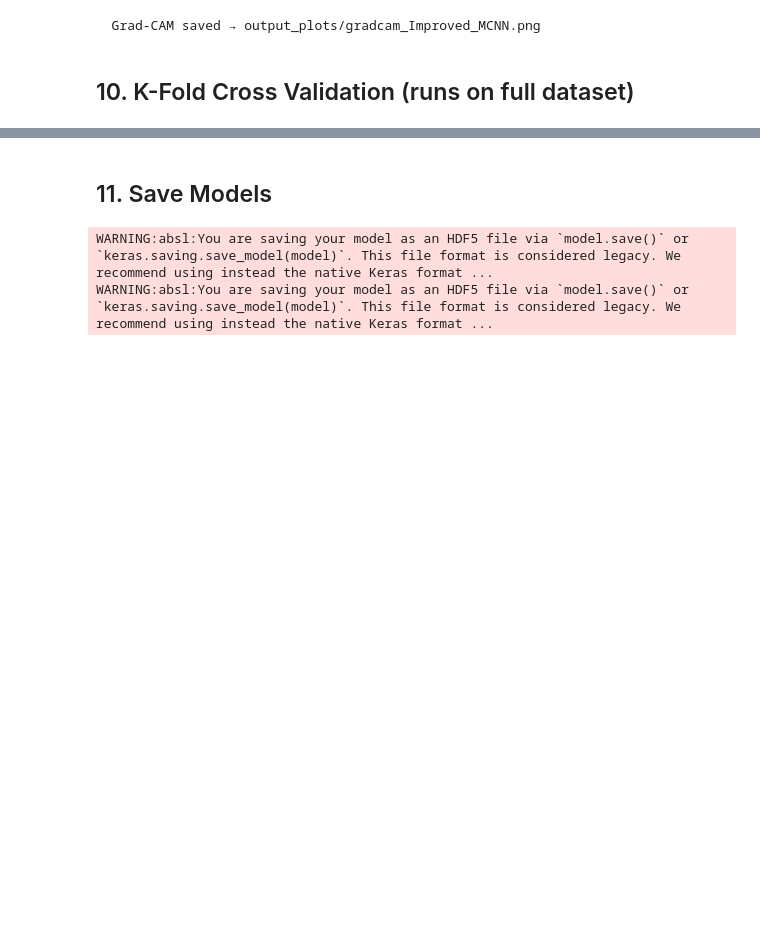
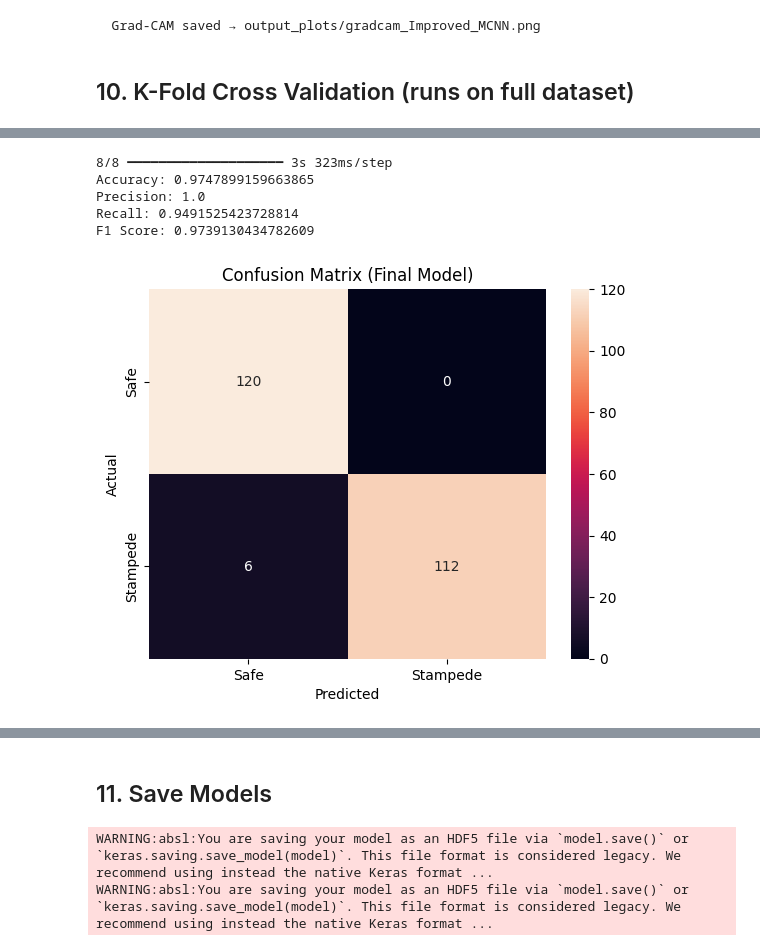
Before and after one commit to prarthanayak/Stampede-prediction, a Jupyter notebook: Stampede_prediction.ipynb, the cells around one changed output, grey strips where cells are left out. Drawn from its saved outputs; the diff is of its cells as text; code cells hidden in the pictures; blank space fills up the shorter version.

Commit message:
Updated model and evaluation metrics

```diff
--- a/Stampede_prediction.ipynb
+++ b/Stampede_prediction.ipynb
@@ -84,7 +84,7 @@ for line in tqdm(lines, desc="Loading images"):
     labels_list.append(int(label))
 
 X = np.array(images_list)[..., np.newaxis]   # (N, H, W, 1)
-y = np.array(labels_list, dtype='float32')
+y = np.array(labels_list, dtype='int32') #earlier it was float32
 
 shuffle_idx = np.random.permutation(len(X))
 X, y = X[shuffle_idx], y[shuffle_idx]
@@ -281,8 +280,8 @@ def evaluate_model(model, X_test, y_test, model_name):
 
     precision, recall, thresholds = precision_recall_curve(y_test, y_prob)
     f1_scores = 2 * (precision * recall) / (precision + recall + 1e-8)
-    best_idx       = np.argmax(f1_scores)
-    best_threshold = float(thresholds[best_idx]) if best_idx < len(thresholds) else 0.5
+    best_idx = np.argmax(f1_scores[:-1])
+    best_threshold = float(thresholds[best_idx])
     print(f"  Best threshold (max F1): {best_threshold:.3f}")
 
     y_pred = (y_prob >= best_threshold).astype(int)
@@ -729 +704,36 @@ y_pred = (y_pred > 0.5).astype(int)
+# %%
+from sklearn.metrics import confusion_matrix, accuracy_score, precision_score, recall_score, f1_score
+import seaborn as sns
+import matplotlib.pyplot as plt
+%matplotlib inline
+
+# correct predictions
+y_prob = best_kfold_model.predict(X_test)
+y_pred = (y_prob > best_threshold).astype(int).ravel()
+y_true = y_test.ravel()
+
+# metrics
+cm = confusion_matrix(y_true, y_pred)
+
+print("Accuracy:", accuracy_score(y_true, y_pred))
+print("Precision:", precision_score(y_true, y_pred))
+print("Recall:", recall_score(y_true, y_pred))
+print("F1 Score:", f1_score(y_true, y_pred))
+
+# heatmap
+plt.figure()
+sns.heatmap(cm, annot=True, fmt='d',
+            xticklabels=['Safe','Stampede'],
+            yticklabels=['Safe','Stampede'])
+plt.xlabel("Predicted")
+plt.ylabel("Actual")
+plt.title("Confusion Matrix (Final Model)")
+plt.show()
+# %% [output]
+8/8 ━━━━━━━━━━━━━━━━━━━━ 3s 323ms/step
+Accuracy: 0.9747899159663865
+Precision: 1.0
+Recall: 0.9491525423728814
+F1 Score: 0.9739130434782609
+[figure, added]
 # %%
```
Also changed, not shown: parts of 10 cells of this notebook.
